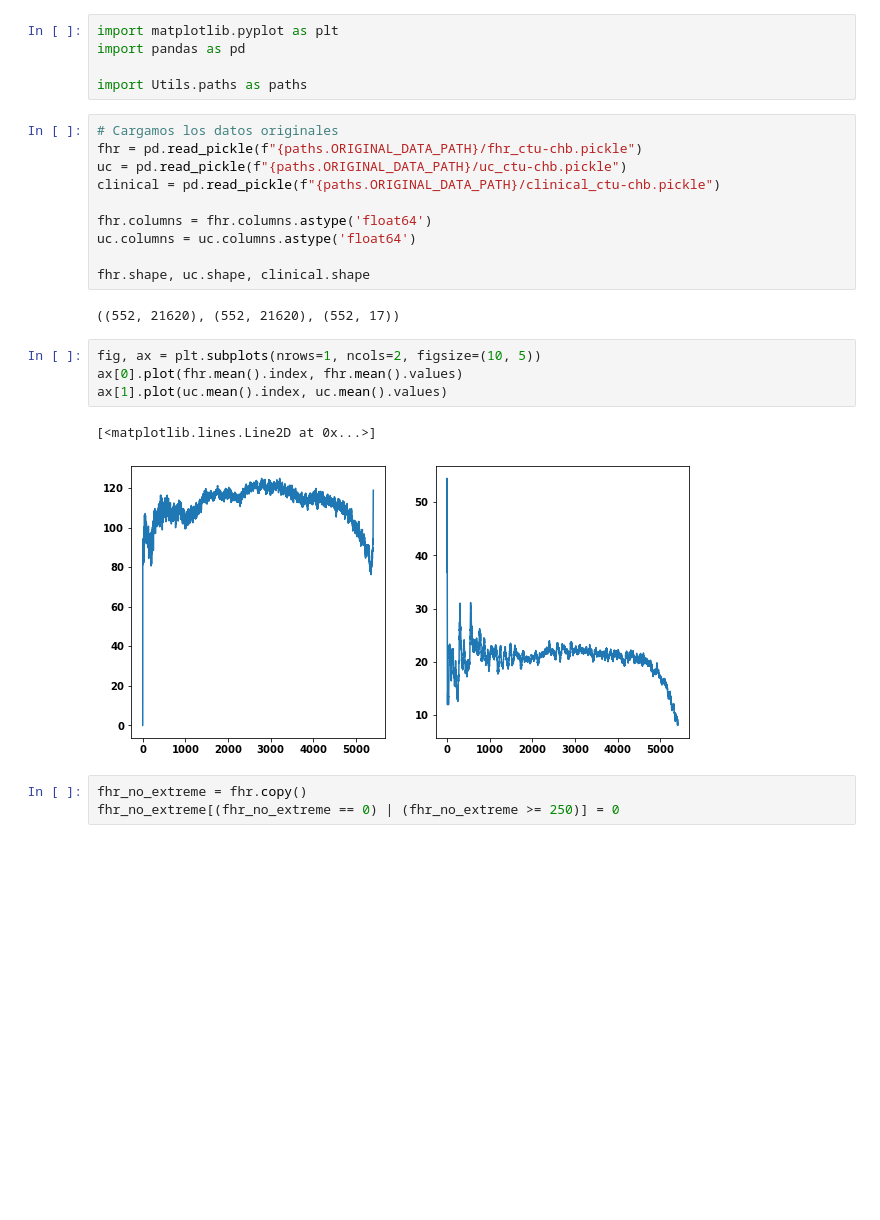
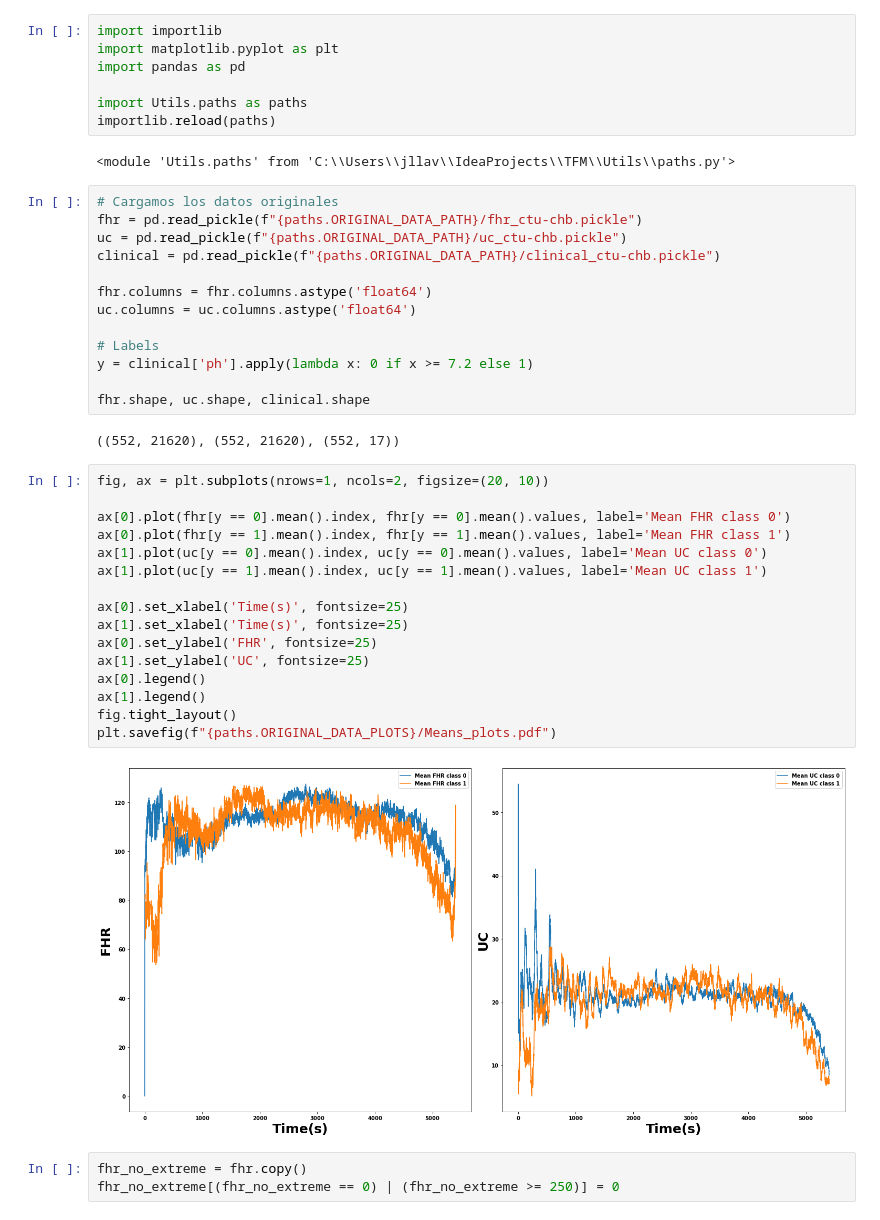
Before and after one commit to lujoselu98/TFM, a Jupyter notebook: Transformations/data_analyisis_and_clean.ipynb, the cells around one changed output. Drawn from its saved outputs; the diff is of its cells as text; blank space fills up the shorter version.

```diff
--- a/Transformations/data_analyisis_and_clean.ipynb
+++ b/Transformations/data_analyisis_and_clean.ipynb
@@ -1,8 +1,12 @@
 # %%
+import importlib
 import matplotlib.pyplot as plt
 import pandas as pd
 
 import Utils.paths as paths
+importlib.reload(paths)
+# %% [output]
+<module 'Utils.paths' from 'C:\\Users\\jllav\\IdeaProjects\\TFM\\Utils\\paths.py'>
 # %%
 # Cargamos los datos originales
 fhr = pd.read_pickle(f"{paths.ORIGINAL_DATA_PATH}/fhr_ctu-chb.pickle")
@@ -12,16 +16,30 @@ clinical = pd.read_pickle(f"{paths.ORIGINAL_DATA_PATH}/clinical_ctu-chb.pickle")
 fhr.columns = fhr.columns.astype('float64')
 uc.columns = uc.columns.astype('float64')
 
+# Labels
+y = clinical['ph'].apply(lambda x: 0 if x >= 7.2 else 1)
+
 fhr.shape, uc.shape, clinical.shape
 # %% [output]
 ((552, 21620), (552, 21620), (552, 17))
-# %%
-fig, ax = plt.subplots(nrows=1, ncols=2, figsize=(10, 5))
-ax[0].plot(fhr.mean().index, fhr.mean().values)
-ax[1].plot(uc.mean().index, uc.mean().values)
-# %% [output]
-[<matplotlib.lines.Line2D at 0x...>]
-[figure, removed]
+# %%
+fig, ax = plt.subplots(nrows=1, ncols=2, figsize=(20, 10))
+
+ax[0].plot(fhr[y == 0].mean().index, fhr[y == 0].mean().values, label='Mean FHR class 0')
+ax[0].plot(fhr[y == 1].mean().index, fhr[y == 1].mean().values, label='Mean FHR class 1')
+ax[1].plot(uc[y == 0].mean().index, uc[y == 0].mean().values, label='Mean UC class 0')
+ax[1].plot(uc[y == 1].mean().index, uc[y == 1].mean().values, label='Mean UC class 1')
+
+ax[0].set_xlabel('Time(s)', fontsize=25)
+ax[1].set_xlabel('Time(s)', fontsize=25)
+ax[0].set_ylabel('FHR', fontsize=25)
+ax[1].set_ylabel('UC', fontsize=25)
+ax[0].legend()
+ax[1].legend()
+fig.tight_layout()
+plt.savefig(f"{paths.ORIGINAL_DATA_PLOTS}/Means_plots.pdf")
+# %% [output]
+[figure, added]
 # %%
 fhr_no_extreme = fhr.copy()
 fhr_no_extreme[(fhr_no_extreme == 0) | (fhr_no_extreme >= 250)] = 0
```
Also changed, not shown: parts of 2 cells of this notebook, 3 other files.
